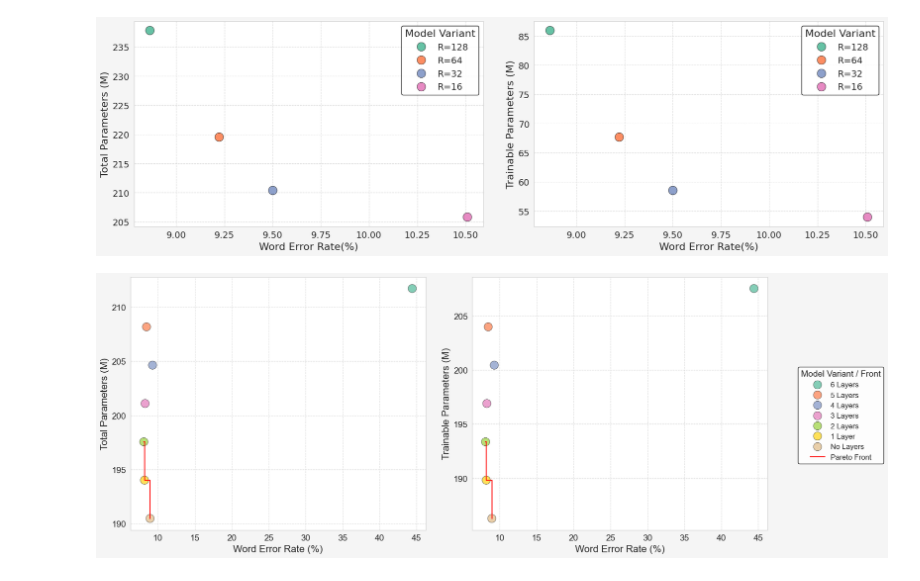
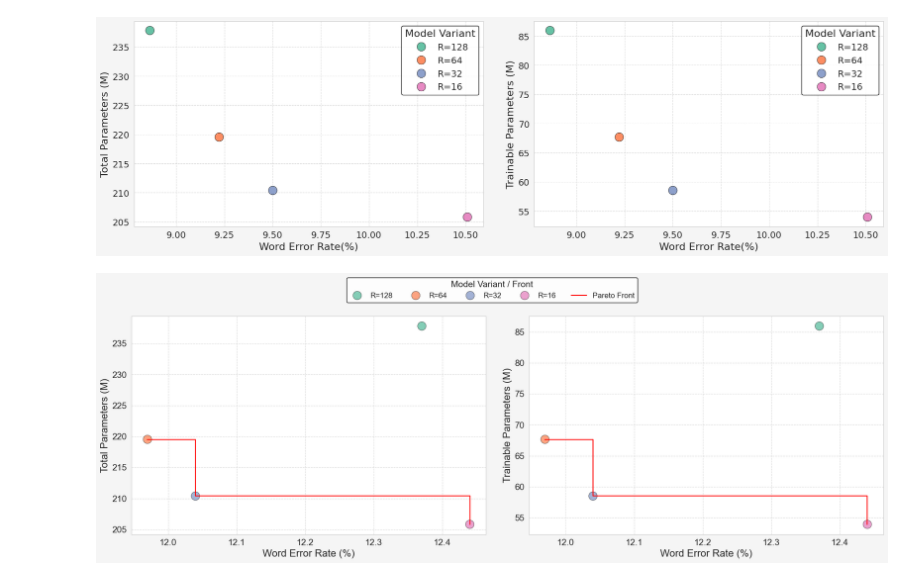
Before and after one commit to hornikmatej/thesis_mit, a Jupyter notebook: graphs/playground.ipynb, the cells around one changed output. Drawn from its saved outputs; the diff is of its cells as text; code cells hidden in the pictures.

Commit message:
update: graphs and folder name

```diff
--- a/notebooks/playground.ipynb
+++ b/graphs/playground.ipynb
@@ -467,8 +467,8 @@ def plot_pareto_front_stair_step(
 # --- Load Data ---
 # Use dummy data if files are not available
 try:
-    df_total = pd.read_csv("total_params_libri.csv")
-    df_trainable = pd.read_csv("train_params_libri.csv")
+    df_total = pd.read_csv("total_params_vox_dora.csv")
+    df_trainable = pd.read_csv("train_params_vox_dora.csv")
 except FileNotFoundError:
     print("CSV files not found, using dummy data.")
     # Create some plausible dummy data for demonstration
@@ -616,40 +616,44 @@ for handle, label in zip(handles2, labels2):
             combined_labels.append(label)
         elif (
             "Pareto" not in label and label not in unique_labels
         ):  # Add model if not added
             unique_labels[label] = handle
             combined_handles.append(handle)
             combined_labels.append(label)
 
 
 # Remove the auto-generated legends first
 if ax1.get_legend():
     ax1.get_legend().remove()
 if ax2.get_legend():
     ax2.get_legend().remove()
 
-# Add a single combined legend outside the plots (or adjust position as needed)
+# Add a single combined legend at the top of the figure
 fig.legend(
     handles=combined_handles,
     labels=combined_labels,
     title="Model Variant / Front",
-    loc="center right",  # Position outside plot area
-    bbox_to_anchor=(1.01, 0.5),  # Adjust anchor to place it nicely
+    loc="upper center",  # Anchor point of the legend box
+    bbox_to_anchor=(
+        0.5,
+        0.98,
+    ),  # Position: 0.5 for horizontal center, 0.98 for near top
+    ncol=len(combined_handles),  # Number of columns for legend items
     frameon=True,
     edgecolor="black",
     facecolor="white",
     framealpha=0.9,
 )
 
-# Adjust layout with extra padding to accommodate the legend
+# Adjust layout with extra padding to accommodate the legend at the top
 plt.tight_layout(
-    pad=1.5, rect=[0, 0, 0.88, 1]
-)  # Adjust right boundary for external legend
+    pad=1.5, rect=[0, 0.03, 1, 0.90]  # rect: [left, bottom, right, top_for_subplots]
+)
 
 # Display the plot
 plt.show()
 # %% [output]
-[figure, old version]
+[figure, new version]
 # %%
 import matplotlib.pyplot as plt
 import seaborn as sns
```
Also changed, not shown: 29 other files.
